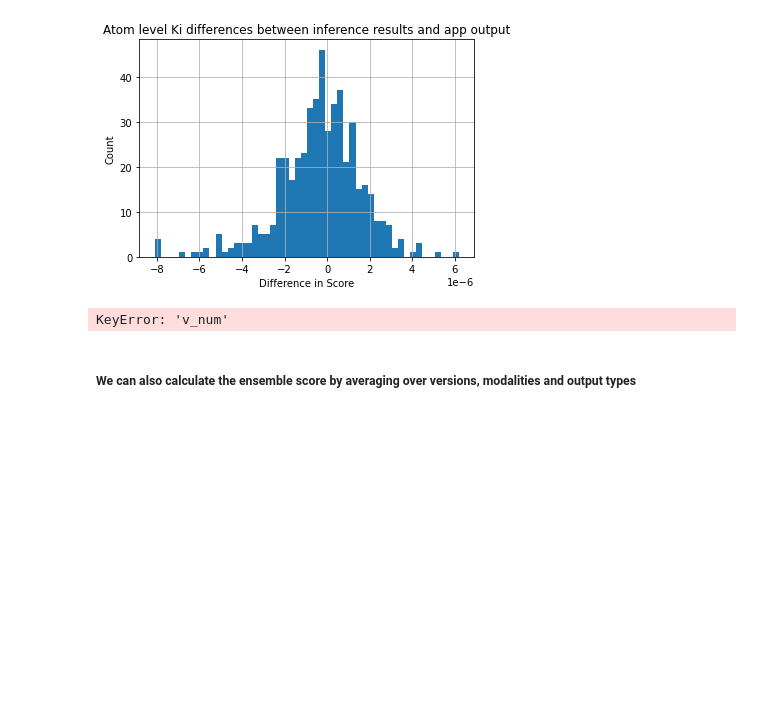
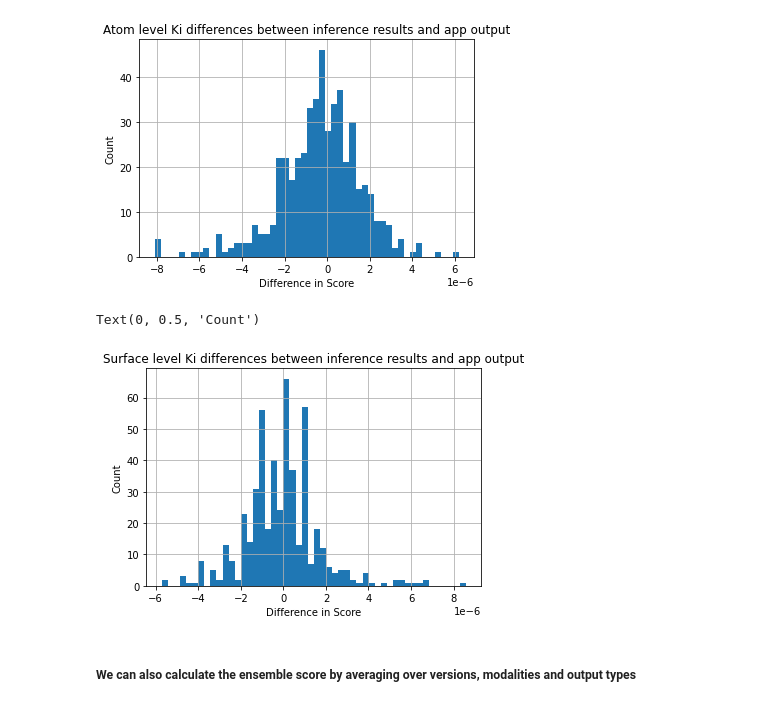
Before and after one commit to deeplab-ai/denvis, a Jupyter notebook: notebooks/07_Webservice_output_analysis.ipynb, the cells around one changed output. Cells and saved outputs as stored; diff of their text form; code cells hidden in the pictures; blank space fills up the shorter version.

```diff
--- a/notebooks/07_Webservice_output_analysis.ipynb
+++ b/notebooks/07_Webservice_output_analysis.ipynb
@@ -101,13 +101,14 @@ Text(0, 0.5, 'Count')
 [figure]
 # %%
 ki_denvis = denvis_surface[(denvis_surface['ligand_id'].isin(ligand_ids)) & (denvis_surface['target_id'] == target_id)].sort_values(by=['ligand_id', 'version']).reset_index()["y_score_Ki"]
-ki_webservice = output_df.query('modality == "surface"').sort_values(by=['ligand_id', 'v_num']).reset_index()["y_score_Ki"]
+ki_webservice = output_df.query('modality == "surface"').sort_values(by=['ligand_id', 'version']).reset_index()["y_score_Ki"]
 (ki_denvis - ki_webservice).hist(bins=50)
 plt.title('Surface level Ki differences between inference results and app output')
 plt.xlabel('Difference in Score')
 plt.ylabel('Count')
 # %% [output]
-KeyError: 'v_num'
+Text(0, 0.5, 'Count')
+[figure, added]
 # %% [markdown]
 ##### We can also calculate the ensemble score by averaging over versions, modalities and output types
 # %%
```
Also changed, not shown: parts of 2 cells of this notebook.
